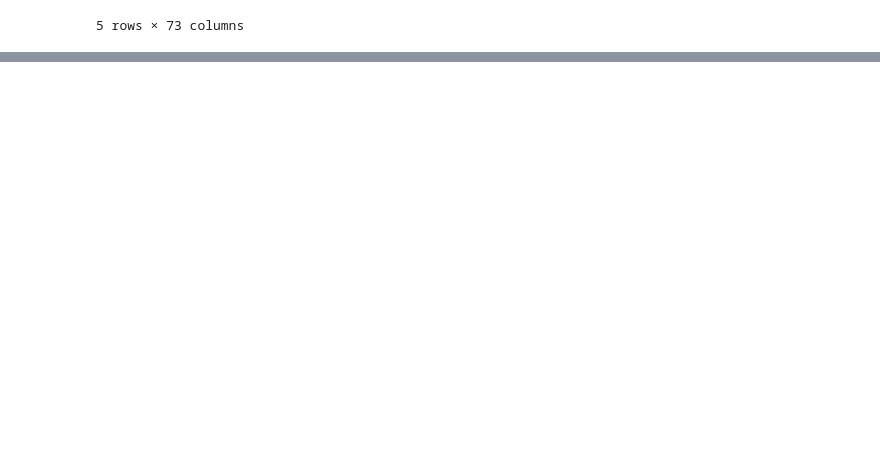
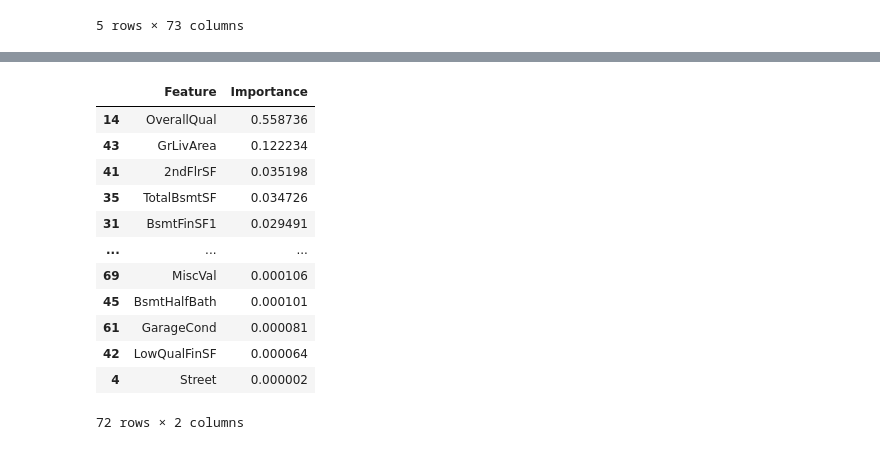
Before and after one commit to Bhargavvv412/Bhargavvv412, a Jupyter notebook: House_Price_EDA.ipynb, the cells around one changed output, grey strips where cells are left out. Saved outputs shown, nothing was run; the diff lists cells and outputs as text; code cells hidden in the pictures; blank space fills up the shorter version.

```diff
--- a/House_Price_EDA.ipynb
+++ b/House_Price_EDA.ipynb
@@ -261,0 +247,9 @@ Passing `palette` without assigning `hue` is deprecated and will be removed in v
+# %%
+X = df.drop('SalePrice', axis=1)
+y = df['SalePrice']
+
+X_train, X_test, y_train, y_test = train_test_split(X, y, test_size=0.2, random_state=42)
+# %%
+# Using RandomForestRegressor (handles all feature types and no scaling needed)
+model = RandomForestRegressor(n_estimators=100, random_state=42)
+model.fit(X_train, y_train)  # Use X_train_scaled if scaling applied
@@ -261,0 +307,18 @@ Passing `palette` without assigning `hue` is deprecated and will be removed in v
+# %%
+importances = model.feature_importances_
+feature_names = X_train.columns
+pd.DataFrame({"Feature": feature_names, "Importance": importances}).sort_values(by="Importance", ascending=False)
+# %% [output]
+|  | Feature | Importance |
+| 14 | OverallQual | 0.558736 |
+| 43 | GrLivArea | 0.122234 |
+| 41 | 2ndFlrSF | 0.035198 |
+| 35 | TotalBsmtSF | 0.034726 |
+| 31 | BsmtFinSF1 | 0.029491 |
+| ... | ... | ... |
+| 69 | MiscVal | 0.000106 |
+| 45 | BsmtHalfBath | 0.000101 |
+| 61 | GarageCond | 0.000081 |
+| 42 | LowQualFinSF | 0.000064 |
+| 4 | Street | 0.000002 |
+72 rows × 2 columns
```
Also changed, not shown: parts of 11 cells of this notebook.
